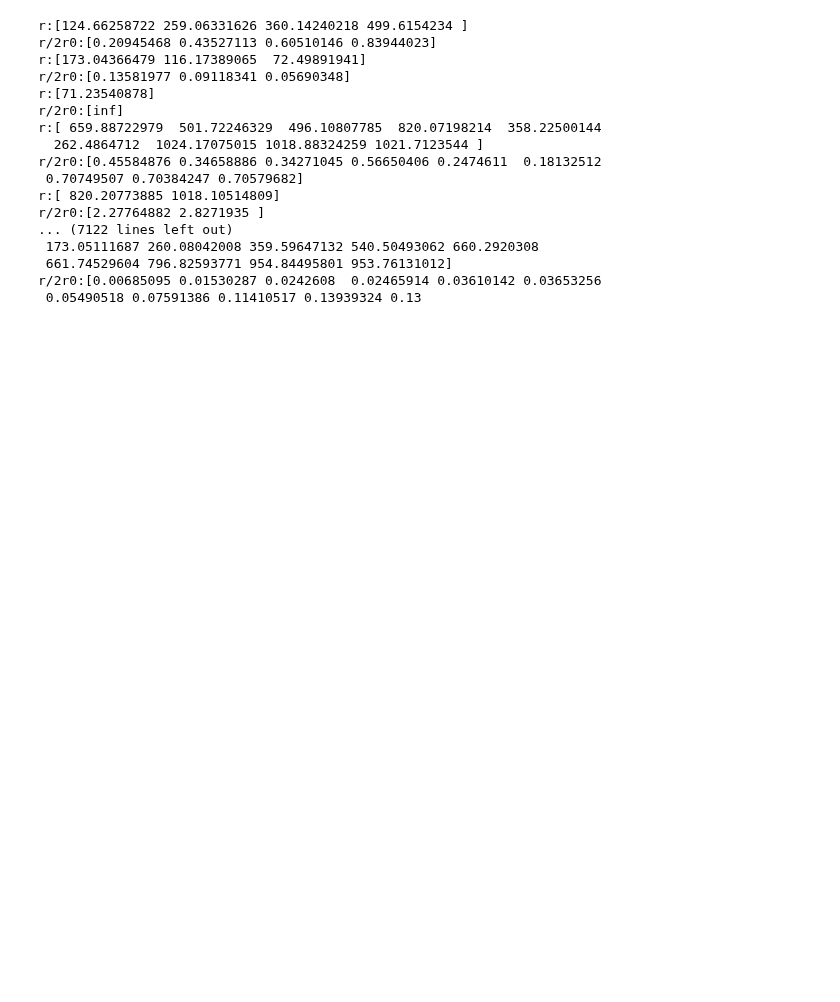
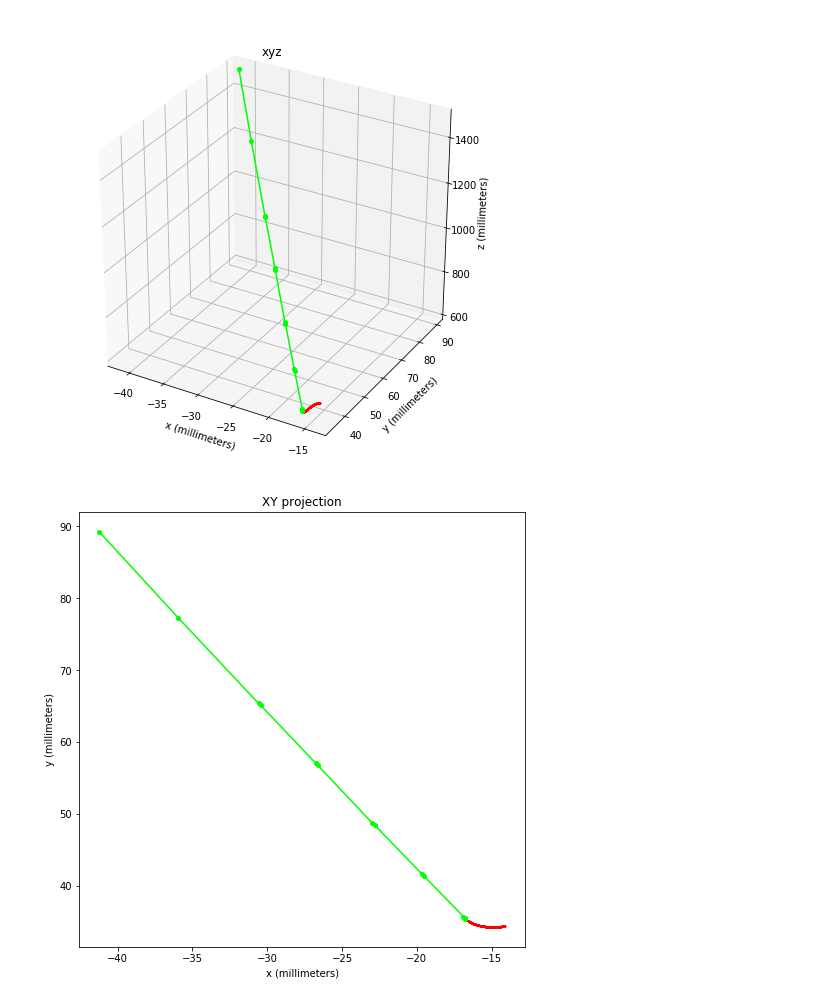
Before and after one commit to nicolefinnie/kaggle-trackml, a Jupyter notebook: src/notebooks/EDA/helix_parameter_space.ipynb, the cells around one changed output. Cells and saved outputs as stored; diff of their text form; code cells hidden in the pictures; blank space fills up the shorter version.

```diff
--- a/src/notebooks/EDA/helix_parameter_space.ipynb
+++ b/src/notebooks/EDA/helix_parameter_space.ipynb
@@ -87,7 +87,7 @@ def calculate_r0_r_ratio(xyz, r0):
     y = xyz[:,1]
     r = np.sqrt(x**2 + y**2)
     ratio = 0.5*r/r0
-    print('r:' + str(r))
+    #print('r:' + str(r))
     return ratio
 
 # the angle we use for helix unrolling in dbscan
@@ -100,7 +100,7 @@ def helix_unroll_angle(xyz, ratio):
 
 def study_all_helix_param():
        ## load an event ---
-    event_id = '1003'
+    event_id = '1030'
     data_dir  = '../../../input/train_100_events'
     csv_dir = '../../../input/'
 
@@ -116,22 +116,34 @@ def study_all_helix_param():
     p = df[['particle_id']].values.astype(np.int64)
     particle_ids = np.unique(p)
     r0_ratio_list = []
+    r0_list = []
+    id_list = []
     particle_ids = particle_ids[particle_ids!=0]
     for index, id in enumerate(particle_ids):
         t = df.loc[(df.particle_id==id)].as_matrix(columns=['x','y','z'])
+        if len(t) < 4:
+            continue
         t = t[np.argsort(np.fabs(t[:,2]))]
         x0, y0, r0, m1, m2, m0  = helix_estimate_param_from_track(t)
         ratio = calculate_r0_r_ratio(t, r0)
         angle = helix_unroll_angle(t, ratio)
         r0_ratio_list.extend(ratio)
-        print('r/2r0:' + str(ratio))
+        #print('r0:' + str(r0))
+        r0_list.append(r0)
+        if r0 > 1 and r0 < 50:
+            id_list.append(id)
+            print(id)
+        #print('r/2r0:' + str(ratio))
+
+
+    return r0_list, r0_ratio_list, id_list
 
 
 def study_helix_param():
     # Change this from 0 - 83xx :number of particles
     track_id = 1
      ## load an event ---
-    event_id = '1003'
+    event_id = '1030'
 
     data_dir  = '../../../input/train_100_events'
     csv_dir = '../../../input/'
@@ -150,8 +162,9 @@ def study_helix_param():
     particle_ids = particle_ids[particle_ids!=0]
 
     print('particle id:'+ str(particle_ids[track_id]))
-    t = df.loc[(df.particle_id==particle_ids[track_id])].as_matrix(columns=['x','y','z'])
+    t = df.loc[(df.particle_id==4513563951497216)].as_matrix(columns=['x','y','z'])
     t = t[np.argsort(np.fabs(t[:,2]))]
+
     param = helix_estimate_param_from_track(t)
     theta = helix_search_theta(t, param, S=1)
     x0, y0, r0, m1, m2, m0 = param
@@ -159,8 +172,12 @@ def study_helix_param():
     ## Visualization only
     helix = helix_generate_track_from_param(param, theta=theta)
 
-    print(np.sqrt((t[:,0] - x0)**2 + (t[:,1] - y0)**2))
-
+    print(r0)
+    print(t)
+    x = t[:,0]
+    y = t[:,1]
+    r = np.sqrt(x**2 + y**2)
+    print(r)
 
     fig1 = plt.figure(figsize=(8, 8))
     ax1 = fig1.add_subplot(111, projection='3d')
@@ -189,5 +206,6 @@ def study_helix_param():
 
 if __name__ == '__main__':
 
-    study_all_helix_param()
+    #r0_list, r0_ratio_list, id_list = study_all_helix_param()
+    study_helix_param()
 # %% [output]
@@ -211,17 +230,2 @@ r/2r0:[0.21272929 0.21763052 0.2956468  0.40929318 0.53916062 0.67281222
-r:[124.66258722 259.06331626 360.14240218 499.6154234 ]
-r/2r0:[0.20945468 0.43527113 0.60510146 0.83944023]
-r:[173.04366479 116.17389065  72.49891941]
-r/2r0:[0.13581977 0.09118341 0.05690348]
-r:[71.23540878]
-r/2r0:[inf]
-r:[ 659.88722979  501.72246329  496.10807785  820.07198214  358.22500144
-  262.4864712  1024.17075015 1018.88324259 1021.7123544 ]
-r/2r0:[0.45584876 0.34658886 0.34271045 0.56650406 0.2474611  0.18132512
- 0.70749507 0.70384247 0.70579682]
-r:[ 820.20773885 1018.10514809]
-r/2r0:[2.27764882 2.8271935 ]
-... (7122 lines left out)
- 173.05111687 260.08042008 359.59647132 540.50493062 660.2920308
- 661.74529604 796.82593771 954.84495801 953.76131012]
-r/2r0:[0.00685095 0.01530287 0.0242608  0.02465914 0.03610142 0.03653256
- 0.05490518 0.07591386 0.11410517 0.13939324 0.13
+[figure, added]
+[figure, added]
```
Also changed, not shown: parts of 2 cells of this notebook.
